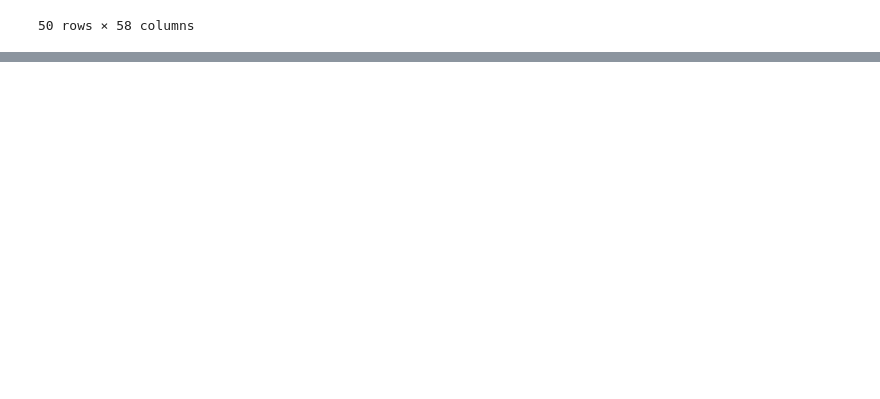
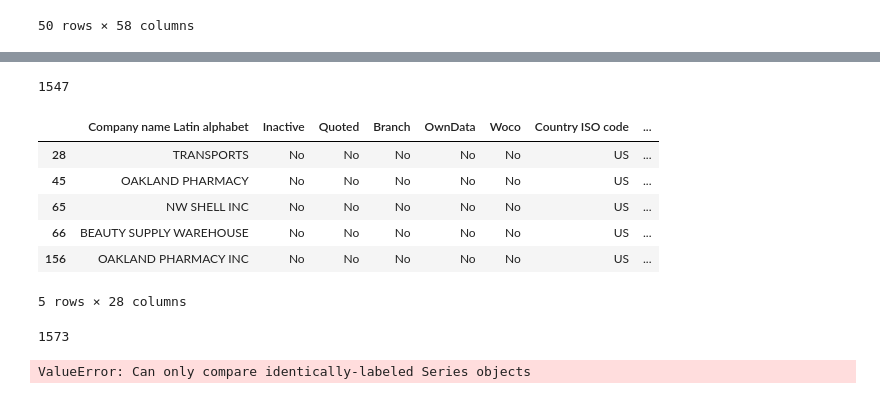
Before and after one commit to trang-van/afn, a Jupyter notebook: ppp-loan-data/notebooks/match_business_names_exploratory.ipynb, the cells around one changed output, grey strips where cells are left out. Drawn from its saved outputs; the diff is of its cells as text; code cells hidden in the pictures; blank space fills up the shorter version.

```diff
--- a/ppp-loan-data/notebooks/match_business_names_exploratory.ipynb
+++ b/ppp-loan-data/notebooks/match_business_names_exploratory.ipynb
@@ -142,0 +188,10 @@ True
+# %%
+# Sample
+from cleanco import cleanco
+bus_name = 'RISTORANTE BUON GUSTO, INC'
+bus_name1 = 'INDELICATO INC.'
+bus_name2 = 'INDELICATO INC'
+x = cleanco(bus_name)
+y = cleanco(bus_name1)
+z = cleanco(bus_name1)
+x.clean_name(), y.clean_name(), z.clean_name()
@@ -142,0 +200,4 @@ True
+# %%
+# Clean Orbis Name Column
+orbis_df['Company Name - Clean'] =orbis_df['Company name Latin alphabet'].apply(lambda x: cleanco(x).clean_name())
+orbis_df.head()
@@ -142,0 +216,4 @@ True
+# %%
+# Clean PPP Name Column
+ppp_df['BorrowerName - Clean'] = ppp_df['BorrowerName'].apply(lambda x: cleanco(x).clean_name())
+ppp_df.head()
@@ -142,0 +245,5 @@ True
+# %%
+# Num of matches
+len(temp)
+# %% [output]
+1547
@@ -142,0 +252,15 @@ True
+# %%
+temp2 = orbis_df[orbis_df['Company Name - Clean'].isin(ppp_df['BorrowerName - Clean'])]
+temp2.head()
+# %% [output]
+|  | Company name Latin alphabet | Inactive | Quoted | Branch | OwnData | Woco | Country ISO code | ... |
+| 28 | TRANSPORTS | No | No | No | No | No | US | ... |
+| 45 | OAKLAND PHARMACY | No | No | No | No | No | US | ... |
+| 65 | NW SHELL INC | No | No | No | No | No | US | ... |
+| 66 | BEAUTY SUPPLY WAREHOUSE | No | No | No | No | No | US | ... |
+| 156 | OAKLAND PHARMACY INC | No | No | No | No | No | US | ... |
+5 rows × 28 columns
+# %%
+len(temp2)
+# %% [output]
+1573
@@ -142,0 +269,4 @@ True
+# %%
+temp['BorrowerName - Clean'] == temp2['Company Name - Clean']
+# %% [output]
+ValueError: Can only compare identically-labeled Series objects
```
Also changed, not shown: parts of 40 cells of this notebook.
